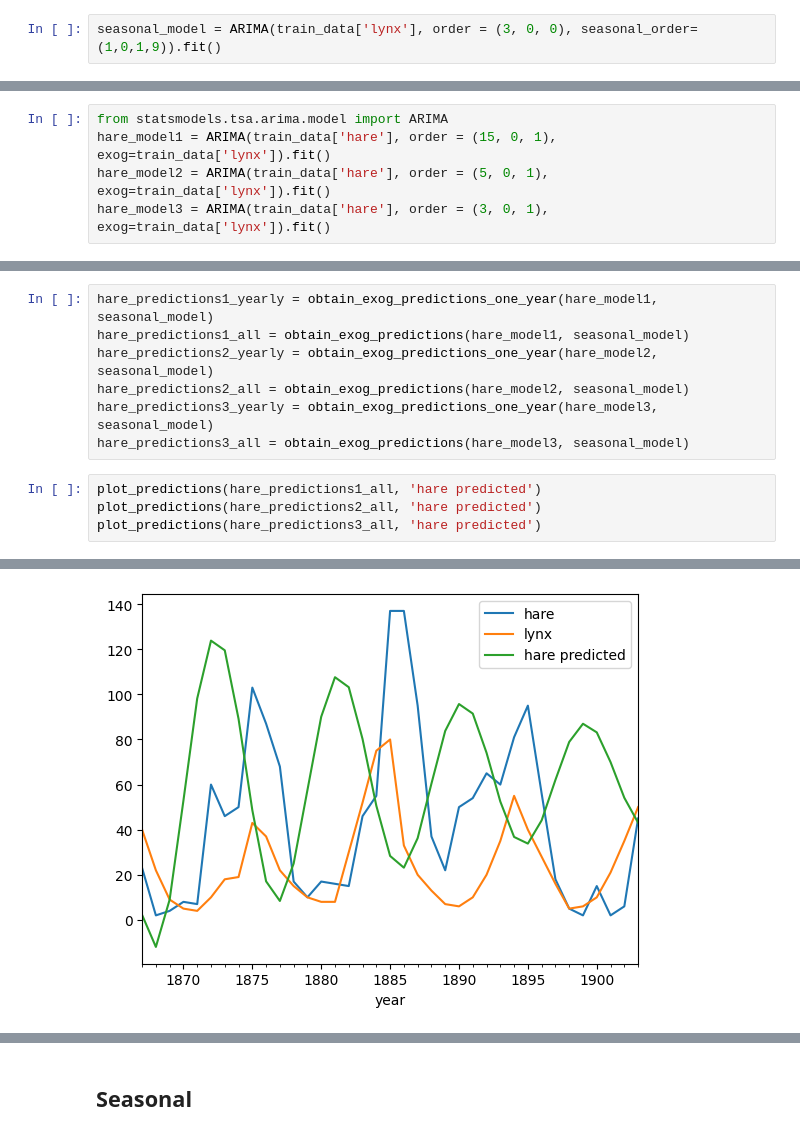
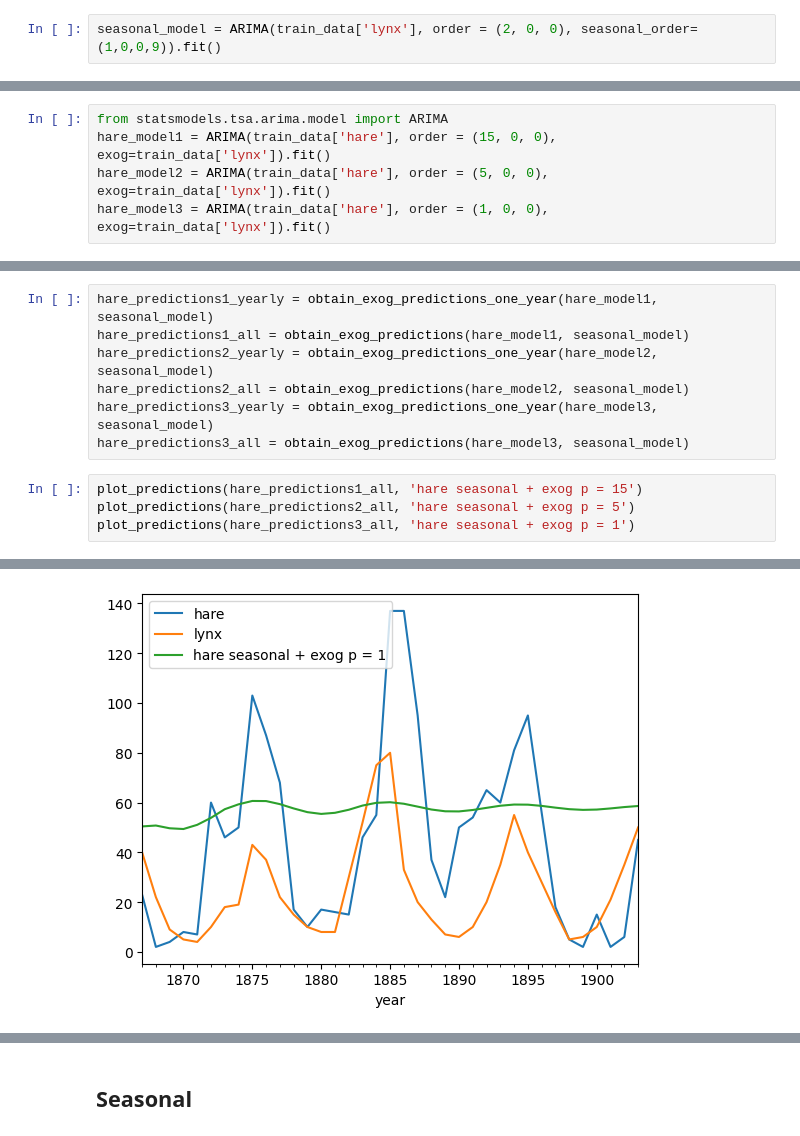
Before and after one commit to AdriaCoding/ADM2, a Jupyter notebook: project2_time_series.ipynb, the cells around one changed output, grey strips where cells are left out. Saved outputs shown, nothing was run; the diff lists cells and outputs as text.

```diff
--- a/project2_time_series.ipynb
+++ b/project2_time_series.ipynb
@@ -217,7 +229,7 @@ plot_predictions(predictions3_all)
 # %% [markdown]
 # Seasonal ARIMA
 # %%
-seasonal_model = ARIMA(train_data['lynx'], order = (3, 0, 0), seasonal_order=(1,0,1,9)).fit()
+seasonal_model = ARIMA(train_data['lynx'], order = (2, 0, 0), seasonal_order=(1,0,0,9)).fit()
 # %%
 seasonal_model.summary()
 # %% [output]
@@ -256,9 +276,9 @@ plot_predictions(predictions_seasonal_all)
 # Adding Exogynous Variables - Predicting Hares based on Lynx
 # %%
 from statsmodels.tsa.arima.model import ARIMA
-hare_model1 = ARIMA(train_data['hare'], order = (15, 0, 1), exog=train_data['lynx']).fit()
-hare_model2 = ARIMA(train_data['hare'], order = (5, 0, 1), exog=train_data['lynx']).fit()
-hare_model3 = ARIMA(train_data['hare'], order = (3, 0, 1), exog=train_data['lynx']).fit()
+hare_model1 = ARIMA(train_data['hare'], order = (15, 0, 0), exog=train_data['lynx']).fit()
+hare_model2 = ARIMA(train_data['hare'], order = (5, 0, 0), exog=train_data['lynx']).fit()
+hare_model3 = ARIMA(train_data['hare'], order = (1, 0, 0), exog=train_data['lynx']).fit()
 # %%
 hare_model3.summary()
 # %% [output]
@@ -309,7 +326,7 @@ hare_predictions2_all = obtain_exog_predictions(hare_model2, seasonal_model)
 hare_predictions3_yearly = obtain_exog_predictions_one_year(hare_model3, seasonal_model)
 hare_predictions3_all = obtain_exog_predictions(hare_model3, seasonal_model)
 # %%
-plot_predictions(hare_predictions1_all, 'hare predicted')
-plot_predictions(hare_predictions2_all, 'hare predicted')
-plot_predictions(hare_predictions3_all, 'hare predicted')
+plot_predictions(hare_predictions1_all, 'hare seasonal + exog p = 15')
+plot_predictions(hare_predictions2_all, 'hare seasonal + exog p = 5')
+plot_predictions(hare_predictions3_all, 'hare seasonal + exog p = 1')
 # %% [output]
@@ -318 +335 @@ plot_predictions(hare_predictions3_all, 'hare predicted')
-[figure, old version]
+[figure, new version]
```
Also changed, not shown: parts of 28 cells of this notebook.
